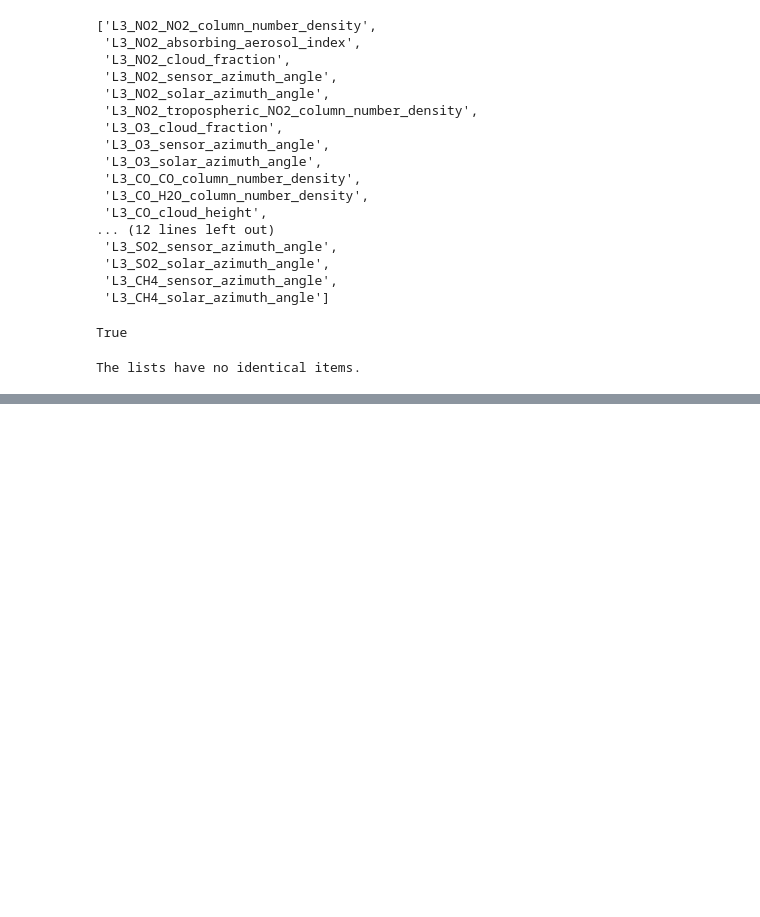
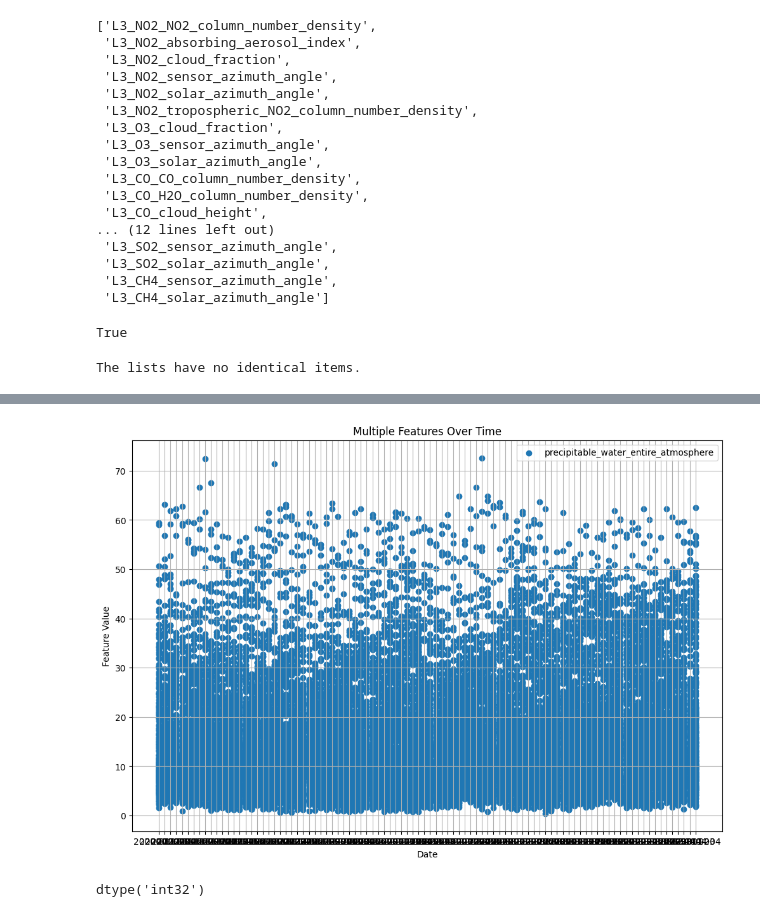
Before and after one commit to PrisBerlin/Air-Pollution-Challenge, a Jupyter notebook: Air-pollution.ipynb, the cells around one changed output, grey strips where cells are left out. Drawn from its saved outputs; the diff is of its cells as text; code cells hidden in the pictures; blank space fills up the shorter version.

```diff
--- a/Air-pollution.ipynb
+++ b/Air-pollution.ipynb
@@ -181,0 +298,34 @@ The lists have no identical items.
+# %%
+train_bl['wind_magnitude'] = np.sqrt(train_bl['u_component_of_wind_10m_above_ground']**2 + train_bl['v_component_of_wind_10m_above_ground']**2)
+# %%
+train_sorted = train_bl.sort_values(by="Date")
+# %%
+import matplotlib.pyplot as plt
+
+# List of features to plot
+features_to_plot = ["precipitable_water_entire_atmosphere"]  # Add more feature names as needed
+
+# Assuming your DataFrame is named train_bl
+# Replace "Date" with the actual date column name
+
+date_column = "Date"
+
+plt.figure(figsize=(12, 8))  # Set the size of the plot
+
+for feature in features_to_plot:
+    # Plotting each feature over time
+    plt.scatter(train_sorted[date_column], train_sorted[feature], label=feature)
+
+# Adding labels and title
+plt.xlabel("Date")
+plt.ylabel("Feature Value")
+plt.title("Multiple Features Over Time")
+
+# Adding a legend
+plt.legend()
+
+# Show the plot
+plt.grid(True)
+plt.show()
+# %% [output]
+[figure, added]
@@ -181,0 +338,4 @@ The lists have no identical items.
+# %%
+train_sorted['day'].dtype
+# %% [output]
+dtype('int32')
```
Also changed, not shown: parts of 48 cells of this notebook.
